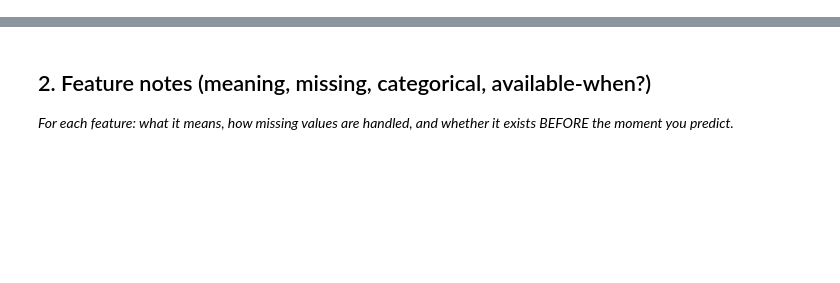
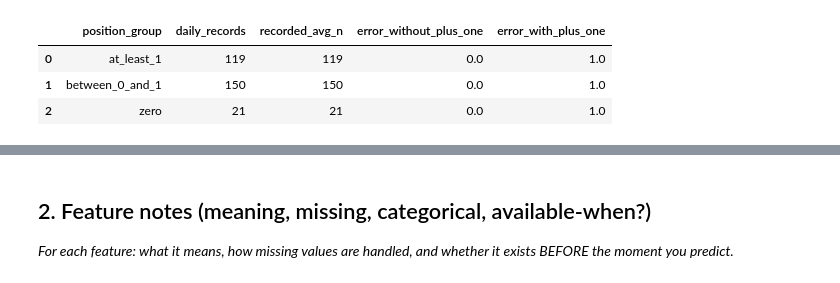
Before and after one commit to NourhanFarag/nourhan-flyrank-ml-internship, a Jupyter notebook: work/notebooks/w03_feature_leakage_check.ipynb, the cells around one changed output, grey strips where cells are left out. Drawn from its saved outputs; the diff is of its cells as text; code cells hidden in the pictures; blank space fills up the shorter version.

```diff
--- a/work/notebooks/w03_feature_leakage_check.ipynb
+++ b/work/notebooks/w03_feature_leakage_check.ipynb
@@ -15,0 +693,90 @@ This skeleton is yours to fill. Work the sections **in order** — each one has
+# %%
+# Diagnostic only — no data modification.
+
+# Sample pages from three position categories.
+position_groups = {
+    "zero": feature_frame_ml05[
+        "prev_14d_avg_position"
+    ].eq(0),
+
+    "between_0_and_1": feature_frame_ml05[
+        "prev_14d_avg_position"
+    ].between(0, 1, inclusive="neither"),
+
+    "at_least_1": feature_frame_ml05[
+        "prev_14d_avg_position"
+    ].ge(1)
+}
+
+samples = []
+
+for name, mask in position_groups.items():
+    group = feature_frame_ml05.loc[
+        mask,
+        ["client_hash_id", "content_hash_id"]
+    ]
+
+    selected = group.sample(
+        n=min(15, len(group)),
+        random_state=42
+    ).copy()
+
+    selected["position_group"] = name
+    samples.append(selected)
+
+sample_keys = pd.concat(samples, ignore_index=True)
+
+con.register("ml05_position_sample", sample_keys)
+
+position_comparison = con.sql(f"""
+WITH daily_check AS (
+    SELECT
+        k.position_group,
+
+        d.gsc_avg_position,
+
+        CAST(d.gsc_sum_position AS DOUBLE)
+            / NULLIF(d.gsc_impressions, 0)
+            AS raw_calculation
+
+    FROM {MARCH_DAILY} AS d
+
+    INNER JOIN ml05_position_sample AS k
+        ON d.client_hash_id = k.client_hash_id
+       AND d.content_hash_id = k.content_hash_id
+
+    WHERE d.report_date BETWEEN DATE '2026-03-01'
+                            AND DATE '2026-03-14'
+
+      AND d.gsc_data_available IS TRUE
+      AND d.gsc_impressions > 0
+)
+
+SELECT
+    position_group,
+
+    COUNT(*) AS daily_records,
+
+    COUNT(gsc_avg_position) AS recorded_avg_n,
+
+    ROUND(
+        AVG(ABS(
+            gsc_avg_position - raw_calculation
+        )), 4
+    ) AS error_without_plus_one,
+
+    ROUND(
+        AVG(ABS(
+            gsc_avg_position - (raw_calculation + 1)
+        )), 4
+    ) AS error_with_plus_one
+
+FROM daily_check
+
+GROUP BY position_group
+ORDER BY position_group
+""").df()
+
+print("Position Calculation Comparison")
+display(position_comparison)
+# %% [output]
@@ -15,0 +784,4 @@ This skeleton is yours to fill. Work the sections **in order** — each one has
+|  | position_group | daily_records | recorded_avg_n | error_without_plus_one | error_with_plus_one |
+| 0 | at_least_1 | 119 | 119 | 0.0 | 1.0 |
+| 1 | between_0_and_1 | 150 | 150 | 0.0 | 1.0 |
+| 2 | zero | 21 | 21 | 0.0 | 1.0 |
```
Also changed, not shown: parts of 23 cells of this notebook.
